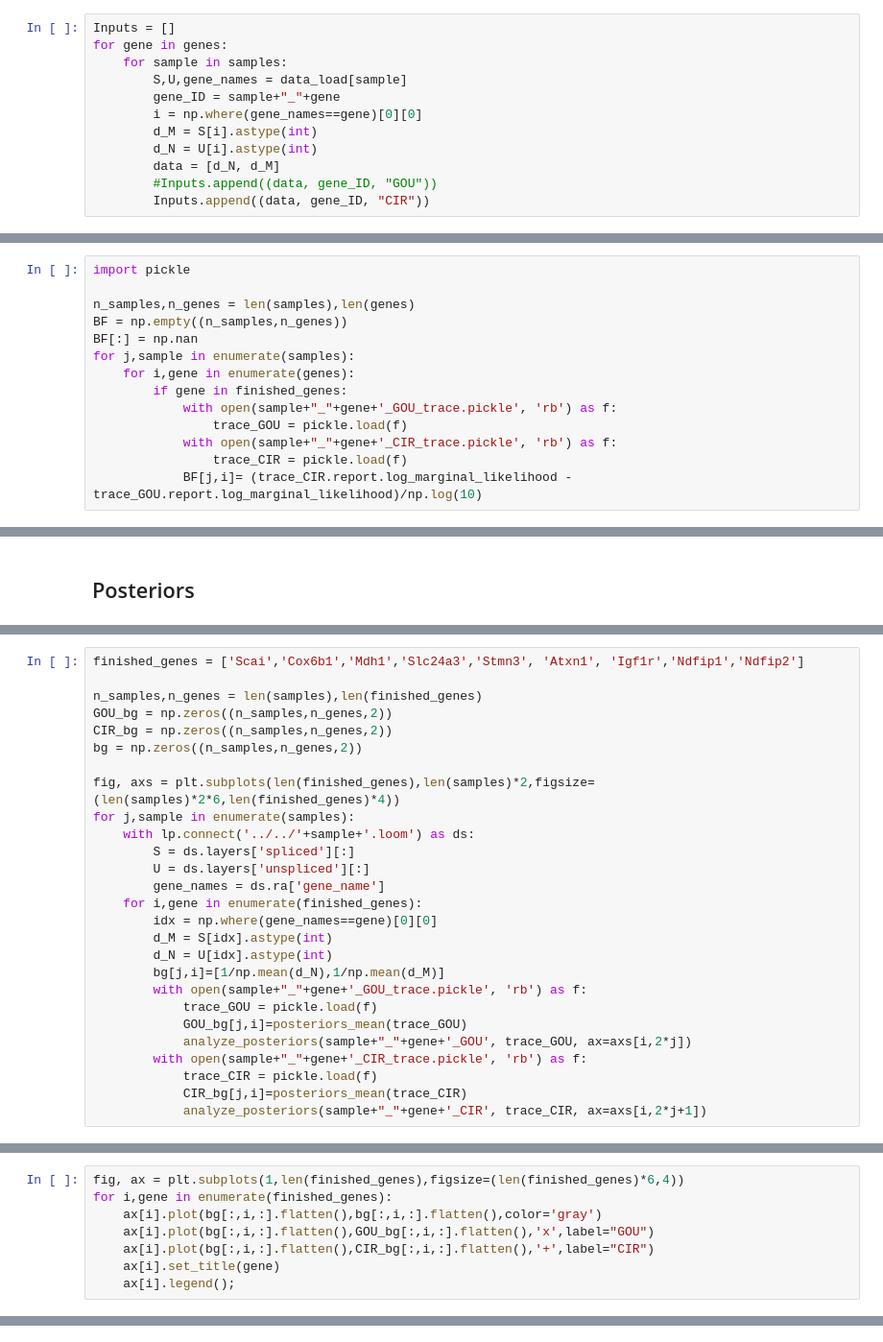
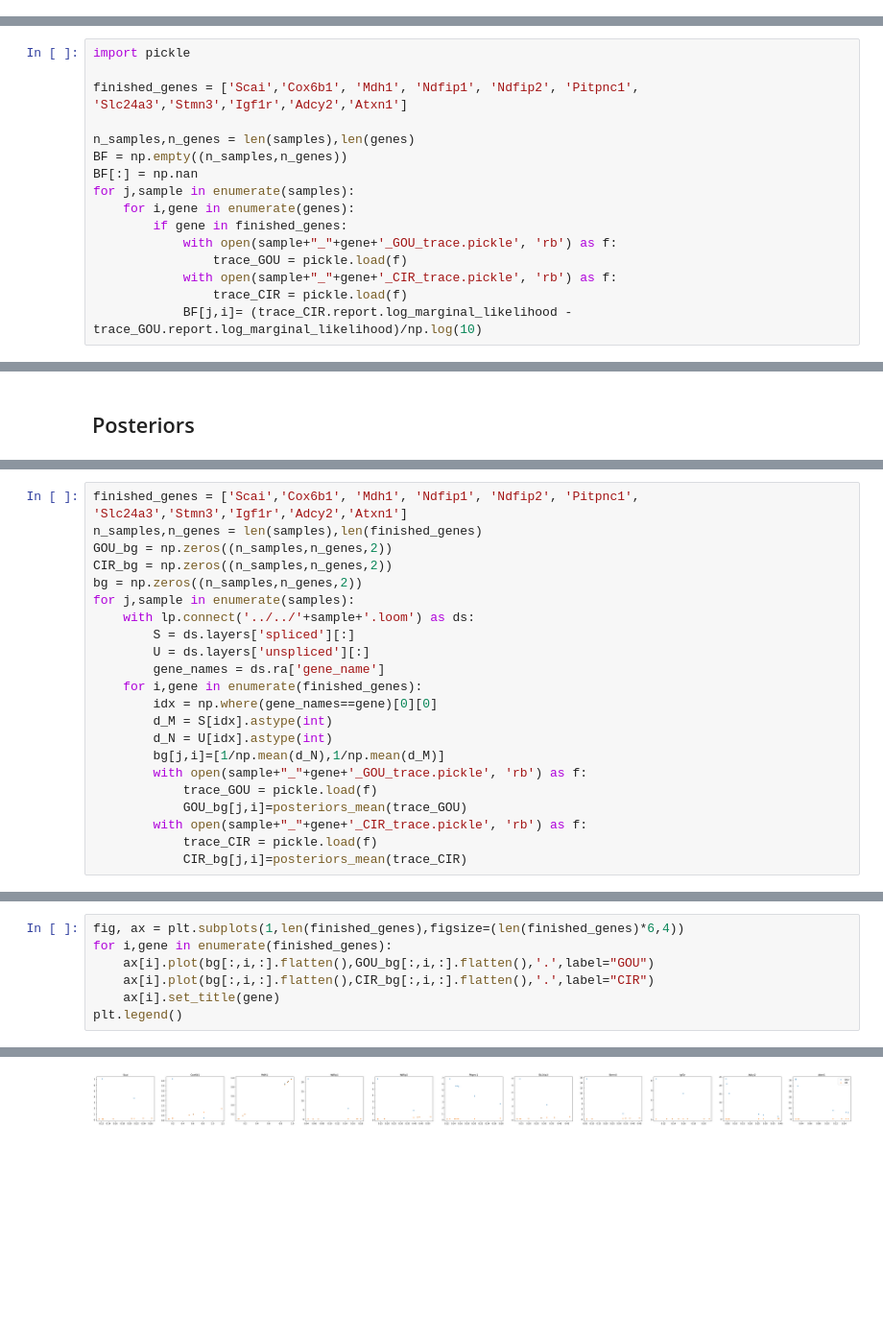
Before and after one commit to pachterlab/GVFP_2021, a Jupyter notebook: figure_4_data_4pMC.ipynb, the cells around one changed output, grey strips where cells are left out. Shown at 96% size. Saved outputs shown, nothing was run; the diff lists cells and outputs as text; blank space fills up the shorter version.

```diff
--- a/figure_4_data_4pMC.ipynb
+++ b/figure_4_data_4pMC.ipynb
@@ -548,12 +479,0 @@ for sample in samples:
-# %%
-Inputs = []
-for gene in genes:
-    for sample in samples:
-        S,U,gene_names = data_load[sample]
-        gene_ID = sample+"_"+gene
-        i = np.where(gene_names==gene)[0][0]
-        d_M = S[i].astype(int)
-        d_N = U[i].astype(int)
-        data = [d_N, d_M]
-        #Inputs.append((data, gene_ID, "GOU"))
-        Inputs.append((data, gene_ID, "CIR"))
@@ -573,6 +506,8 @@ with Pool(min(2,len(Inputs))) as p:
 ## BF plots
 # %%
 import pickle
+
+finished_genes = ['Scai','Cox6b1', 'Mdh1', 'Ndfip1', 'Ndfip2', 'Pitpnc1', 'Slc24a3','Stmn3','Igf1r','Adcy2','Atxn1']
 
 n_samples,n_genes = len(samples),len(genes)
 BF = np.empty((n_samples,n_genes))
@@ -708,12 +674,9 @@ def analyze_posteriors(string_ID, trace, ax=None):
 # %%
-finished_genes = ['Scai','Cox6b1','Mdh1','Slc24a3','Stmn3', 'Atxn1', 'Igf1r','Ndfip1','Ndfip2']
-
+finished_genes = ['Scai','Cox6b1', 'Mdh1', 'Ndfip1', 'Ndfip2', 'Pitpnc1', 'Slc24a3','Stmn3','Igf1r','Adcy2','Atxn1']
 n_samples,n_genes = len(samples),len(finished_genes)
 GOU_bg = np.zeros((n_samples,n_genes,2))
 CIR_bg = np.zeros((n_samples,n_genes,2))
 bg = np.zeros((n_samples,n_genes,2))
-
-fig, axs = plt.subplots(len(finished_genes),len(samples)*2,figsize=(len(samples)*2*6,len(finished_genes)*4))
 for j,sample in enumerate(samples):
     with lp.connect('../../'+sample+'.loom') as ds:
         S = ds.layers['spliced'][:]
@@ -727,8 +690,6 @@ for j,sample in enumerate(samples):
         with open(sample+"_"+gene+'_GOU_trace.pickle', 'rb') as f:
             trace_GOU = pickle.load(f)
             GOU_bg[j,i]=posteriors_mean(trace_GOU)
-            analyze_posteriors(sample+"_"+gene+'_GOU', trace_GOU, ax=axs[i,2*j])
         with open(sample+"_"+gene+'_CIR_trace.pickle', 'rb') as f:
             trace_CIR = pickle.load(f)
             CIR_bg[j,i]=posteriors_mean(trace_CIR)
-            analyze_posteriors(sample+"_"+gene+'_CIR', trace_CIR, ax=axs[i,2*j+1])
@@ -737,8 +695,0 @@ for j,sample in enumerate(samples):
-# %%
-fig, ax = plt.subplots(1,len(finished_genes),figsize=(len(finished_genes)*6,4))
-for i,gene in enumerate(finished_genes):
-    ax[i].plot(bg[:,i,:].flatten(),bg[:,i,:].flatten(),color='gray')
-    ax[i].plot(bg[:,i,:].flatten(),GOU_bg[:,i,:].flatten(),'x',label="GOU")
-    ax[i].plot(bg[:,i,:].flatten(),CIR_bg[:,i,:].flatten(),'+',label="CIR")
-    ax[i].set_title(gene)
-    ax[i].legend();
@@ -746,0 +696,8 @@ for i,gene in enumerate(finished_genes):
+# %%
+fig, ax = plt.subplots(1,len(finished_genes),figsize=(len(finished_genes)*6,4))
+for i,gene in enumerate(finished_genes):
+    ax[i].plot(bg[:,i,:].flatten(),GOU_bg[:,i,:].flatten(),'.',label="GOU")
+    ax[i].plot(bg[:,i,:].flatten(),CIR_bg[:,i,:].flatten(),'.',label="CIR")
+    ax[i].set_title(gene)
+plt.legend()
+# %% [output]
@@ -746,0 +705 @@ for i,gene in enumerate(finished_genes):
+[figure, added]
```
Also changed, not shown: parts of 24 cells of this notebook, 37 other files.
